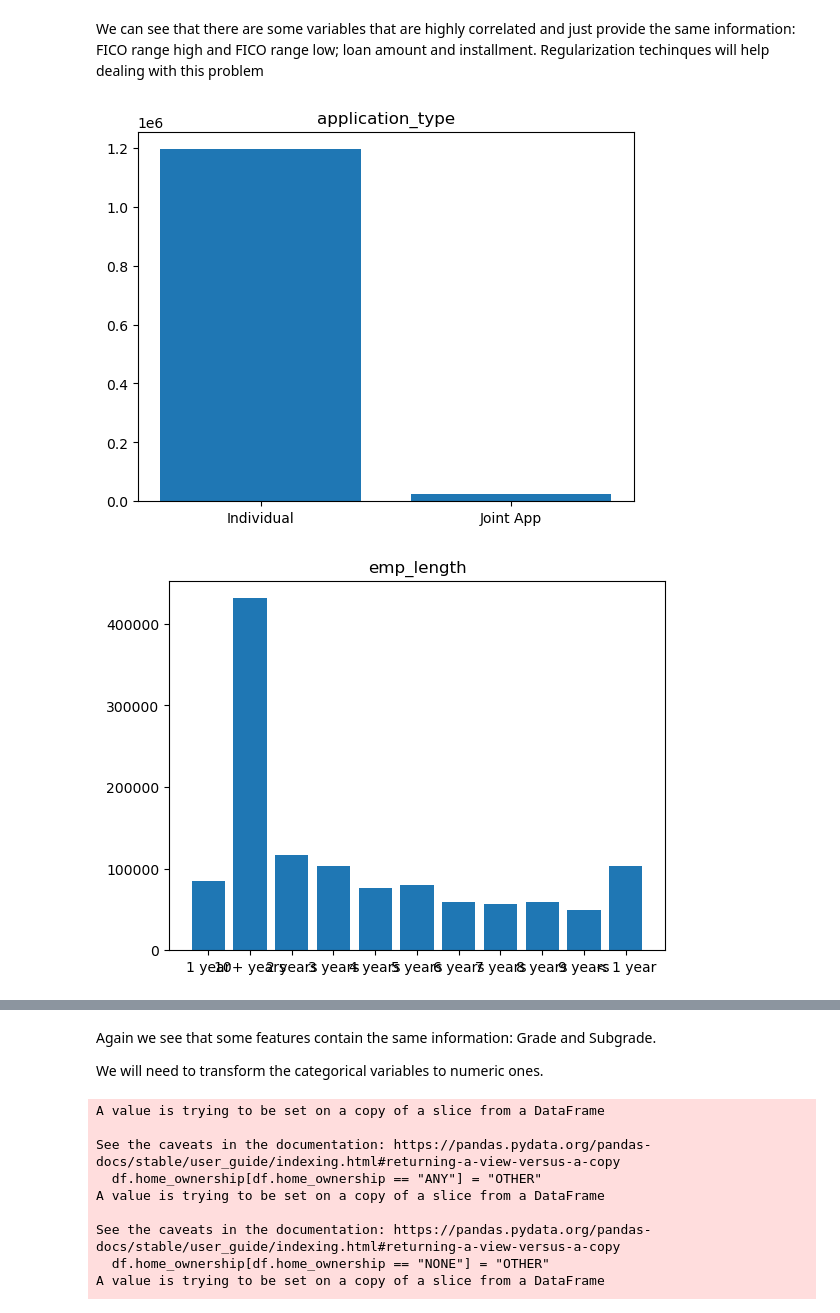
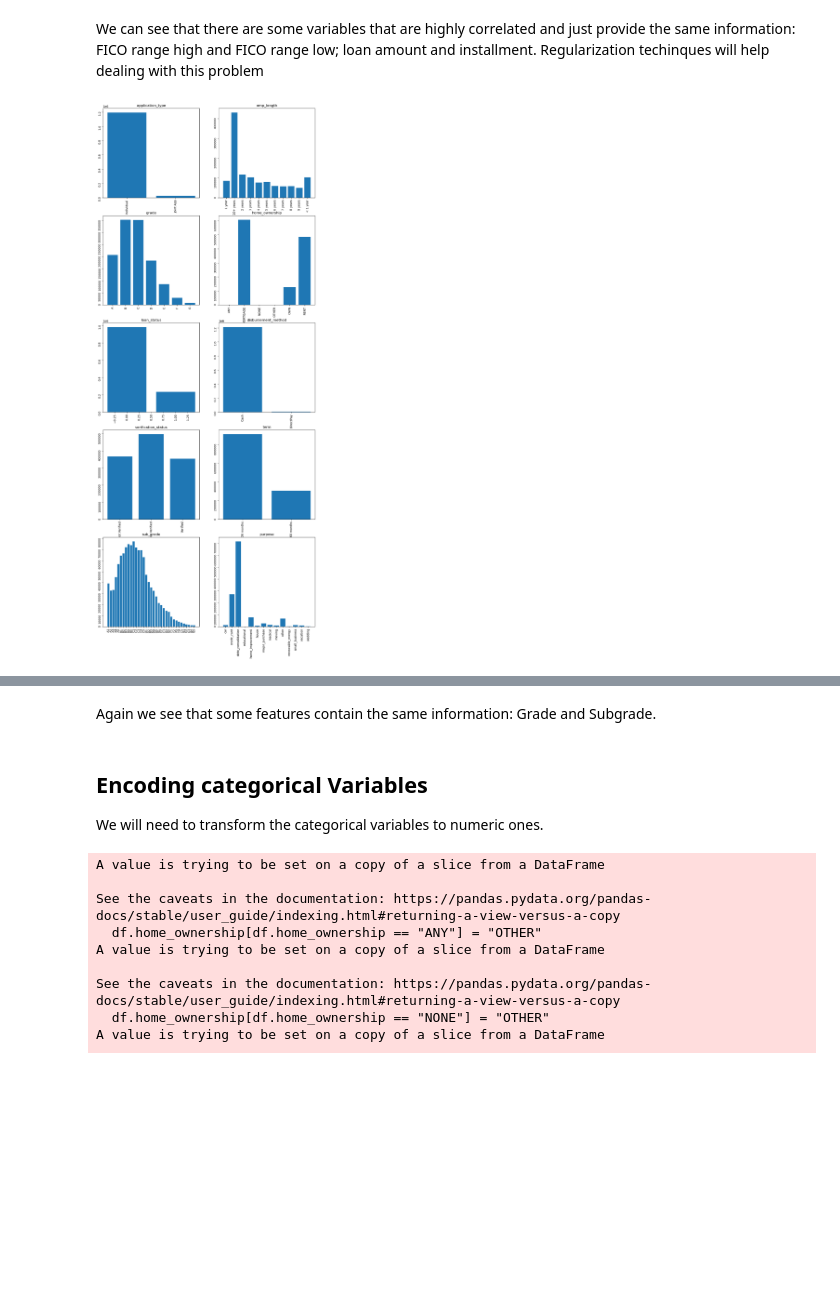
Before and after one commit to G-Mass/MTFI-project, a Jupyter notebook: p2p_lending_credit_risk_assessment.ipynb, the cells around one changed output, grey strips where cells are left out. Drawn from its saved outputs; the diff is of its cells as text; code cells hidden in the pictures; blank space fills up the shorter version.

Commit message:
more refinement, added plots for coefficients importance

```diff
--- a/p2p_lending_credit_risk_assessment.ipynb
+++ b/p2p_lending_credit_risk_assessment.ipynb
@@ -147,3 +159,11 @@ for var in numeric_vars:
 [figure]
 [figure]
 ... (13 outputs left out)
+# %%
+fig, ax = plt.subplots(nrows= 5, ncols= 5, figsize = (27,27))
+ax = ax.flatten()
+for i,var in enumerate(numeric_vars):
+    ax[i].hist(df[var], bins = 40)
+    ax[i].set_title(var)
+plt.savefig("num_variables_hists.svg",facecolor = (1,1,1,0), transparent = True)
+plt.show()
@@ -160,12 +182,18 @@ We can see that there are some variables that are highly correlated and just pro
 # %%
 categorical_vars = df.columns[df.dtypes != "float64"]
 
+fig, ax = plt.subplots(nrows= 5, ncols= 2, figsize = (13,32))
+ax = ax.flatten()
+
+i=0
 for var in categorical_vars:
     if var not in ["earliest_cr_line", "issue_d"]:
         data = df[var].groupby(df[var]).count()
-        plt.bar(x = data.index, height= data.to_numpy())
-        plt.title(var)
-        plt.show()
+        ax[i].bar(x = data.index, height= data.to_numpy())
+        ax[i].set_title(var)
+        ax[i].tick_params(labelrotation = 90)
+        i += 1
+plt.savefig("cat_vars_plots.svg",facecolor = (1,1,1,0), transparent = True)
+plt.show()
 # %% [output]
-[figure, old version]
+[figure, new version]
-[figure, removed]
@@ -180,7 +200,9 @@ for var in categorical_vars:
 # %% [markdown]
 Again we see that some features contain the same information: Grade and Subgrade.
-
-We will need to transform the categorical variables to numeric ones.
+# %% [markdown]
+## Encoding categorical Variables
+
+We will need to transform the categorical variables to numeric ones.
 # %%
 from sklearn.preprocessing import OrdinalEncoder
 
```
Also changed, not shown: parts of 28 cells of this notebook, 3 other files.
